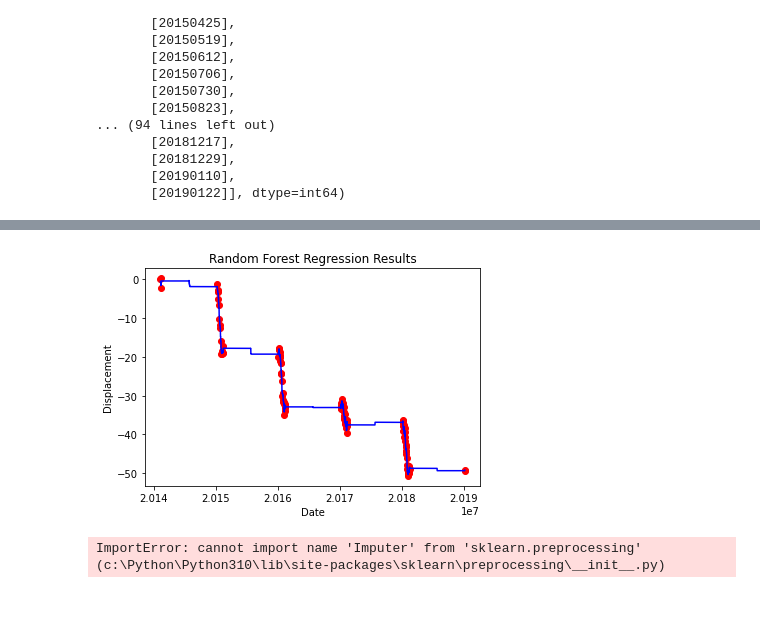
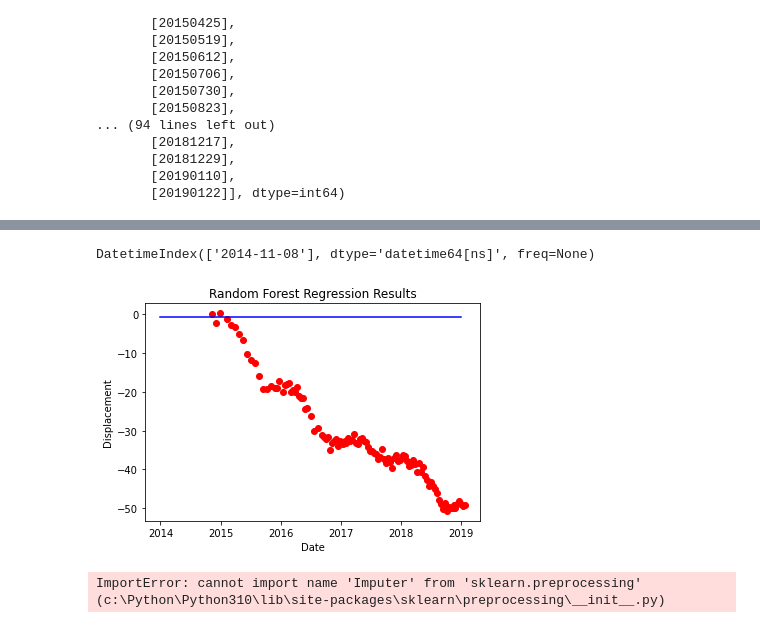
Before and after one commit to JayUpadhyayCS/DSFellowship, a Jupyter notebook: 06292022.ipynb, the cells around one changed output, grey strips where cells are left out. Drawn from its saved outputs; the diff is of its cells as text; code cells hidden in the pictures.

```diff
--- a/06292022.ipynb
+++ b/06292022.ipynb
@@ -81,4 +97,4 @@ array([[20141108],
 # %%
 from datetime import timedelta
 import calendar
-pd.to_datetime(df.iloc[:, 0:1].values, format='%Y%m%d')
+df.index=pd.to_datetime(df['Date'], format='%Y%m%d')
@@ -87,36 +107,42 @@ TypeError: arg must be a string, datetime, list, tuple, 1-d array, or Series
+# %%
+
+
+# Random Forest Regression
+
+
+# Importing the datasets df.index=pd.to_datetime(df['Date'], format='%Y%m%d')
+X = df.iloc[:, 0:1].values
+Y = df.iloc[:, 1:2].values
+#X = [pd.to_datetime(x, format='%Y%m%d') for x in X]
+print(X[0])
+#print(Y)
+# %% [output]
+DatetimeIndex(['2014-11-08'], dtype='datetime64[ns]', freq=None)
 # %%
-# Regression Template
 
-# Random Forest Regression
-
-
-# Importing the datasets
-
-
-X = df.iloc[:, 0:1].values
-Y = df.iloc[:, 1:2].values
 
 # Fitting the Regression model to the dataset
 
 from sklearn.ensemble import RandomForestRegressor
 regressor = RandomForestRegressor(n_estimators = 500, random_state = 0)
 regressor.fit(X,Y)
 
 # Predicting a new result with the Random Forest Regression
 
 Y_Pred = regressor.predict(np.array([6.5]).reshape(-1, 1))
 
 # Visualising the Random Forest Regression results in higher resolution and smoother curve
-X_Grid = np.arange(min(X), max(X), 0.01)
+X_Grid=np.arange(np.datetime64("2014-01-01"), np.datetime64("2020-01-01"), np.timedelta64(1, 'Y'), dtype='datetime64[Y]').astype('datetime64[D]')
+#X_Grid = np.arange(min(X), max(X), 0.01)
 X_Grid = X_Grid.reshape((len(X_Grid), 1))
 plt.scatter(X,Y, color = 'red')
 plt.plot(X_Grid, regressor.predict(X_Grid), color = 'blue')
 plt.title('Random Forest Regression Results')
 plt.xlabel('Date')
 plt.ylabel('Displacement')
 plt.show()
 # %% [output]
-[figure, old version]
+[figure, new version]
 # %%
 from sklearn.linear_model import LinearRegression
 from sklearn.preprocessing import Imputer
```
Also changed, not shown: parts of 3 cells of this notebook, 4 other files.
